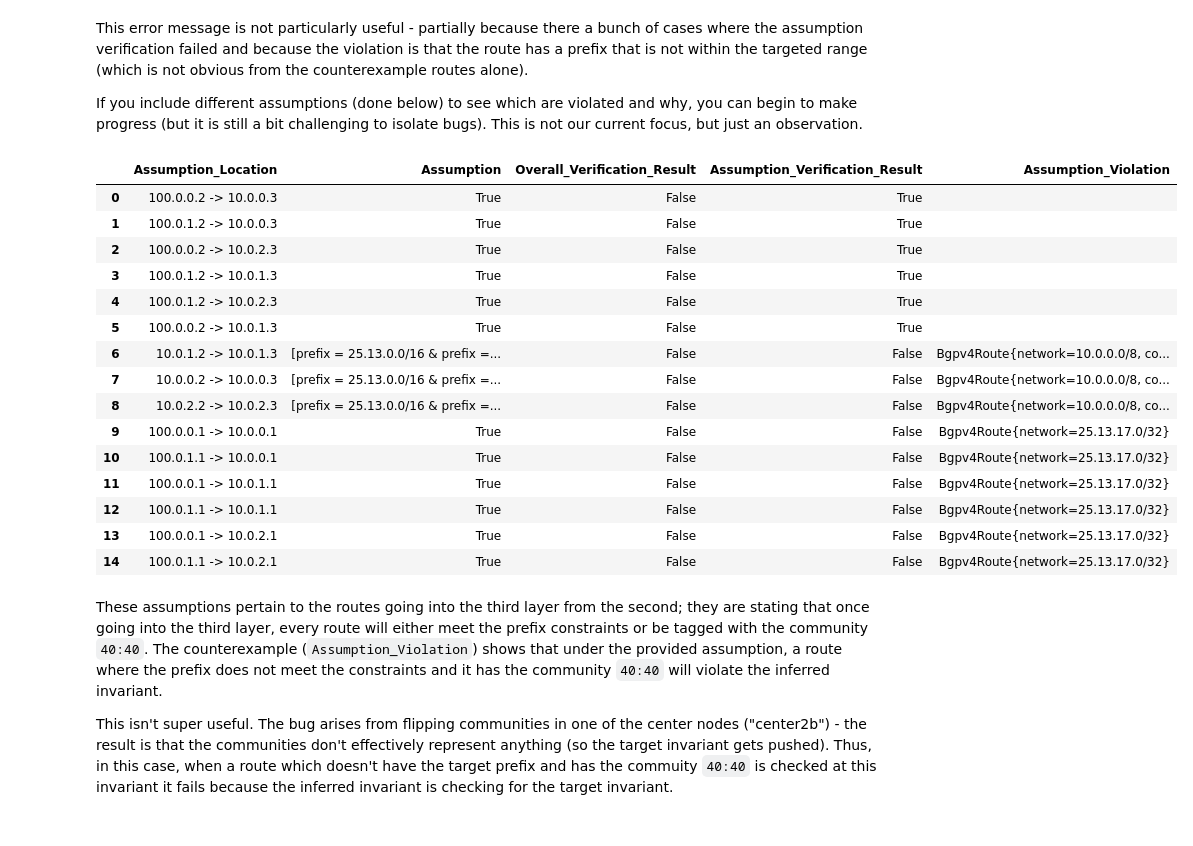
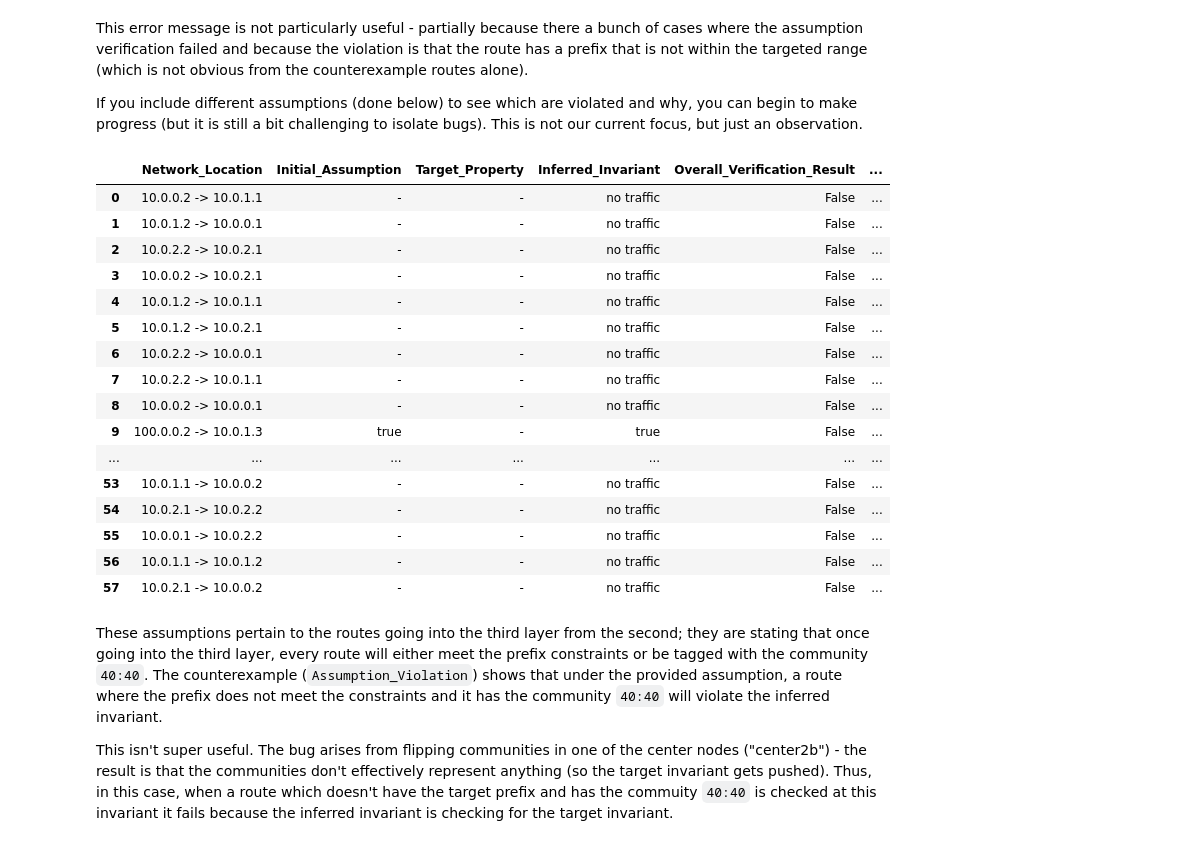
Before and after one commit to ana-brendel/batfish, a Jupyter notebook: verification/VerificationExamples.ipynb, the cells around one changed output. Saved outputs shown, nothing was run; the diff lists cells and outputs as text; code cells hidden in the pictures.

```diff
--- a/verification/VerificationExamples.ipynb
+++ b/verification/VerificationExamples.ipynb
@@ -50,23 +50,25 @@ def create(networkName:str,snapshotName:str,snapshotPath:str):
     return bf
 
 # This function is what includes the call to the pybatfish verification question
-def runVerificationQuestion(bf,query:VerificationQuery):
+def runVerificationQuestion(bf,readable,query:VerificationQuery):
     formatted = query.format()
     if formatted["assumption_locations"] == "":
         result = bf.q.verify(
             target=formatted["target"],
-            location=formatted["location"]).answer()
+            location=formatted["location"],
+            readable=readable).answer()
     else:
         result = bf.q.verify(
             target=formatted["target"],
             location=formatted["location"],
             assumption_locations=formatted["assumption_locations"],
-            assumptions=formatted["assumptions"]).answer()
+            assumptions=formatted["assumptions"],
+            readable=readable).answer()
     return result.frame()
 
-def runAndDisplay(networkName:str,snapshotName:str,snapshotPath:str,query:VerificationQuery):
+def runAndDisplay(networkName:str,snapshotName:str,snapshotPath:str,query:VerificationQuery,readable=False):
     bf = create(networkName,snapshotName,snapshotPath)
-    verificationResult = runVerificationQuestion(bf,query)
+    verificationResult = runVerificationQuestion(bf,readable,query)
     show(verificationResult)
 # %% [markdown]
 ## Example One
@@ -246,39 +238,40 @@ If you include different assumptions (done below) to see which are violated and
 # %%
 networkName = "exampleThreeError_network"
 snapshotName = "exampleThreeError_snapshot"
 snapshotPath = "snapshots/exampleThreeError"
 
 target1 = LocationPropertyPair(location="10.0.0.3 -> 100.0.0.2",property=[Clause(communities=[],prefixes=["25.13.0.0/16","!25.13.17.0/24"])])
 
 assumption1 = LocationPropertyPair(location="10.0.0.2 -> 10.0.0.3",property=[
     Clause(communities=[],prefixes=["25.13.0.0/16","!25.13.17.0/24"]),
     Clause(communities=["40:40"],prefixes=[])])
 assumption2 = LocationPropertyPair(location="10.0.1.2 -> 10.0.1.3",property=[
     Clause(communities=[],prefixes=["25.13.0.0/16","!25.13.17.0/24"]),
     Clause(communities=["40:40"],prefixes=[])])
 assumption3 = LocationPropertyPair(location="10.0.2.2 -> 10.0.2.3",property=[
     Clause(communities=[],prefixes=["25.13.0.0/16","!25.13.17.0/24"]),
     Clause(communities=["40:40"],prefixes=[])])
 
 query = VerificationQuery(target=target1,assumptions=[assumption1,assumption2,assumption3])
-runAndDisplay(networkName,snapshotName,snapshotPath,query)
+runAndDisplay(networkName,snapshotName,snapshotPath,query,True)
 # %% [output]
-|  | Assumption_Location | Assumption | Overall_Verification_Result | Assumption_Verification_Result | Assumption_Violation |
-| 0 | 100.0.0.2 -> 10.0.0.3 | True | False | True |  |
-| 1 | 100.0.1.2 -> 10.0.0.3 | True | False | True |  |
-| 2 | 100.0.0.2 -> 10.0.2.3 | True | False | True |  |
-| 3 | 100.0.1.2 -> 10.0.1.3 | True | False | True |  |
-| 4 | 100.0.1.2 -> 10.0.2.3 | True | False | True |  |
-| 5 | 100.0.0.2 -> 10.0.1.3 | True | False | True |  |
-| 6 | 10.0.1.2 -> 10.0.1.3 | [prefix = 25.13.0.0/16 & prefix =... | False | False | Bgpv4Route{network=10.0.0.0/8, co... |
-| 7 | 10.0.0.2 -> 10.0.0.3 | [prefix = 25.13.0.0/16 & prefix =... | False | False | Bgpv4Route{network=10.0.0.0/8, co... |
-| 8 | 10.0.2.2 -> 10.0.2.3 | [prefix = 25.13.0.0/16 & prefix =... | False | False | Bgpv4Route{network=10.0.0.0/8, co... |
-| 9 | 100.0.0.1 -> 10.0.0.1 | True | False | False | Bgpv4Route{network=25.13.17.0/32} |
-| 10 | 100.0.1.1 -> 10.0.0.1 | True | False | False | Bgpv4Route{network=25.13.17.0/32} |
-| 11 | 100.0.0.1 -> 10.0.1.1 | True | False | False | Bgpv4Route{network=25.13.17.0/32} |
-| 12 | 100.0.1.1 -> 10.0.1.1 | True | False | False | Bgpv4Route{network=25.13.17.0/32} |
-| 13 | 100.0.0.1 -> 10.0.2.1 | True | False | False | Bgpv4Route{network=25.13.17.0/32} |
-| 14 | 100.0.1.1 -> 10.0.2.1 | True | False | False | Bgpv4Route{network=25.13.17.0/32} |
+|  | Network_Location | Initial_Assumption | Target_Property | Inferred_Invariant | Overall_Verification_Result | ... |
+| 0 | 10.0.0.2 -> 10.0.1.1 | - | - | no traffic | False | ... |
+| 1 | 10.0.1.2 -> 10.0.0.1 | - | - | no traffic | False | ... |
+| 2 | 10.0.2.2 -> 10.0.2.1 | - | - | no traffic | False | ... |
+| 3 | 10.0.0.2 -> 10.0.2.1 | - | - | no traffic | False | ... |
+| 4 | 10.0.1.2 -> 10.0.1.1 | - | - | no traffic | False | ... |
+| 5 | 10.0.1.2 -> 10.0.2.1 | - | - | no traffic | False | ... |
+| 6 | 10.0.2.2 -> 10.0.0.1 | - | - | no traffic | False | ... |
+| 7 | 10.0.2.2 -> 10.0.1.1 | - | - | no traffic | False | ... |
+| 8 | 10.0.0.2 -> 10.0.0.1 | - | - | no traffic | False | ... |
+| 9 | 100.0.0.2 -> 10.0.1.3 | true | - | true | False | ... |
+| ... | ... | ... | ... | ... | ... | ... |
+| 53 | 10.0.1.1 -> 10.0.0.2 | - | - | no traffic | False | ... |
+| 54 | 10.0.2.1 -> 10.0.2.2 | - | - | no traffic | False | ... |
+| 55 | 10.0.0.1 -> 10.0.2.2 | - | - | no traffic | False | ... |
+| 56 | 10.0.1.1 -> 10.0.1.2 | - | - | no traffic | False | ... |
+| 57 | 10.0.2.1 -> 10.0.0.2 | - | - | no traffic | False | ... |
 # %% [markdown]
 These assumptions pertain to the routes going into the third layer from the second; they are stating that once going into the third layer, every route will either meet the prefix constraints or be tagged with the community `40:40`. The counterexample (`Assumption_Violation`) shows that under the provided assumption, a route where the prefix does not meet the constraints and it has the community `40:40` will violate the inferred invariant.
 
```
Also changed, not shown: parts of 9 cells of this notebook, 23 other files.
